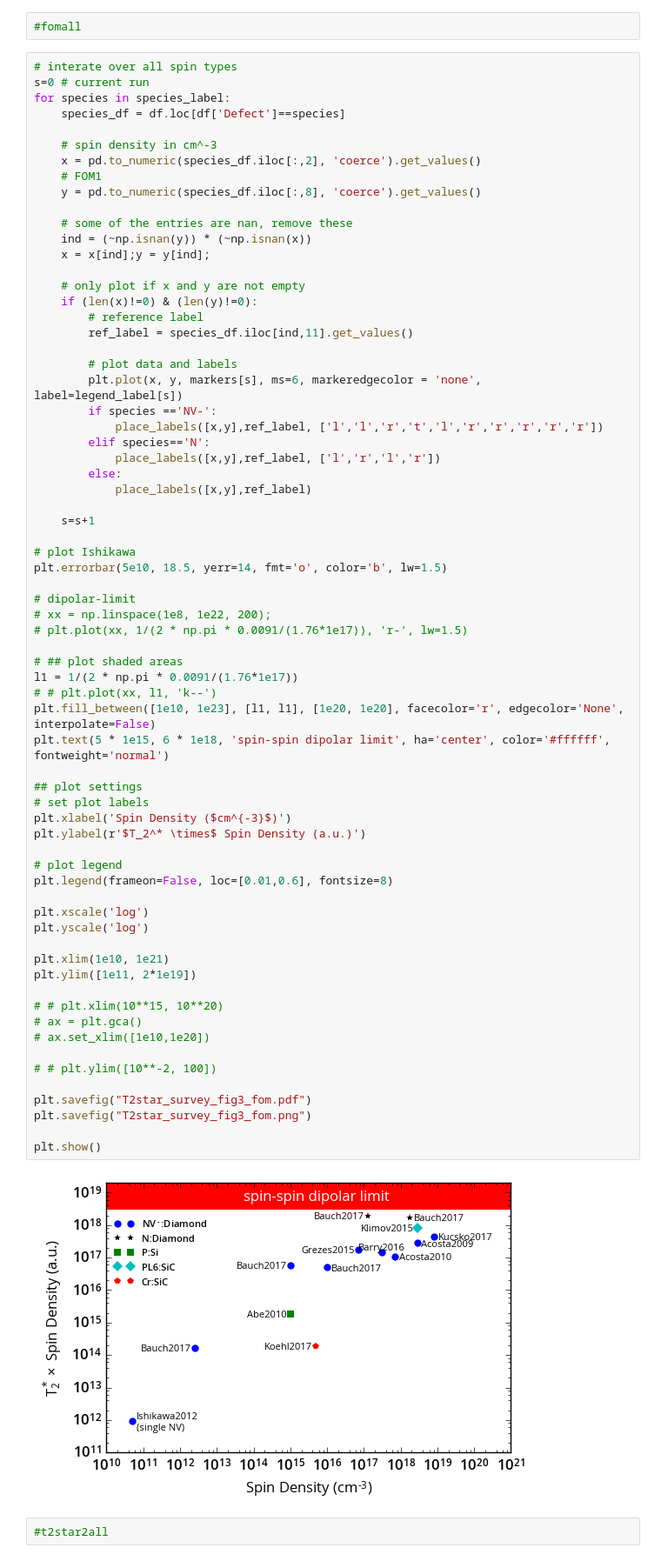
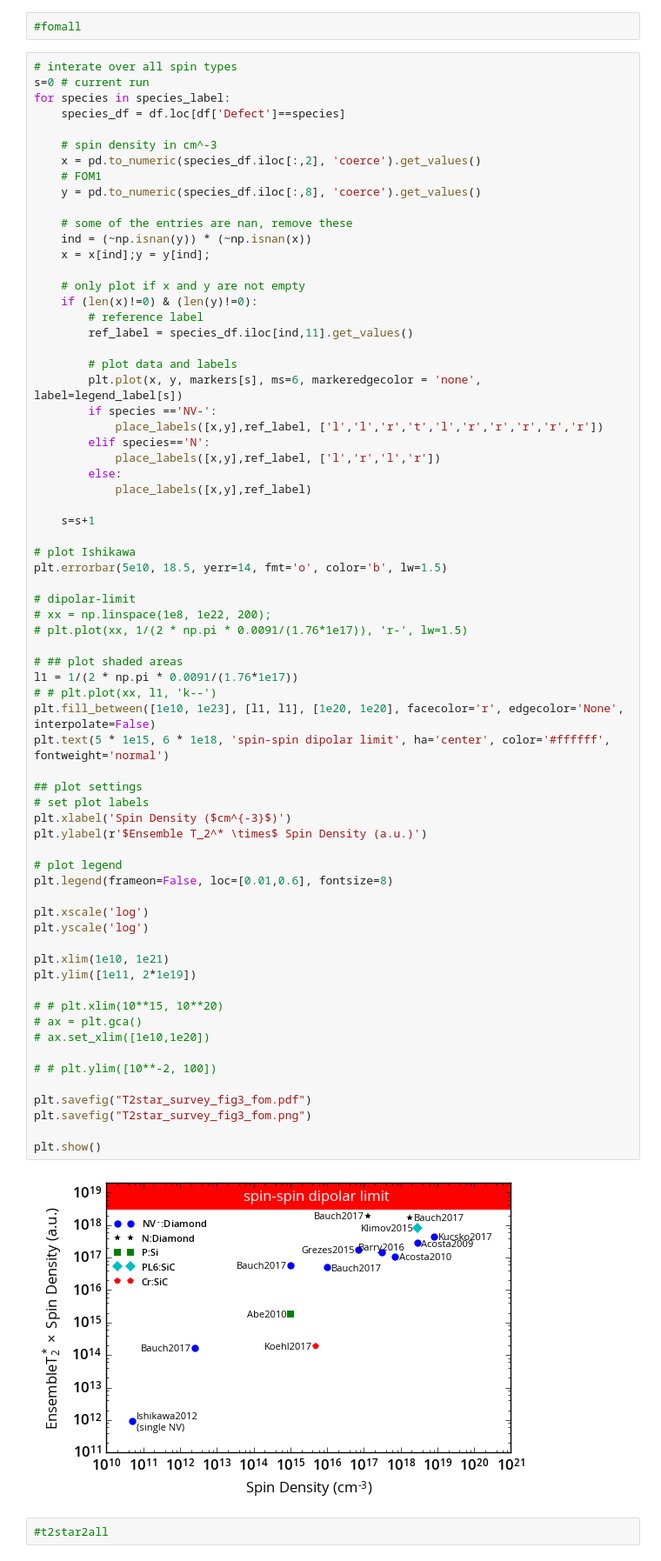
Before and after one commit to ebauch/NV_data, a Jupyter notebook: T2star_survey.ipynb, the cells around one changed output. Shown: that part at 87% size. Saved outputs shown, nothing was run; the diff lists cells and outputs as text.

```diff
--- a/T2star_survey.ipynb
+++ b/T2star_survey.ipynb
@@ -518,35 +518,35 @@ plt.errorbar(5e10, 18.5, yerr=14, fmt='o', color='b', lw=1.5)
 # ## plot shaded areas
 l1 = 1/(2 * np.pi * 0.0091/(1.76*1e17))
 # # plt.plot(xx, l1, 'k--')
 plt.fill_between([1e10, 1e23], [l1, l1], [1e20, 1e20], facecolor='r', edgecolor='None', interpolate=False)
 plt.text(5 * 1e15, 6 * 1e18, 'spin-spin dipolar limit', ha='center', color='#ffffff', fontweight='normal')
 
 ## plot settings
 # set plot labels
 plt.xlabel('Spin Density ($cm^{-3}$)')
-plt.ylabel(r'$T_2^* \times$ Spin Density (a.u.)')
+plt.ylabel(r'$Ensemble T_2^* \times$ Spin Density (a.u.)')
 
 # plot legend
 plt.legend(frameon=False, loc=[0.01,0.6], fontsize=8)
 
 plt.xscale('log')
 plt.yscale('log')
 
 plt.xlim(1e10, 1e21)
 plt.ylim([1e11, 2*1e19])
 
 # # plt.xlim(10**15, 10**20)
 # ax = plt.gca()
 # ax.set_xlim([1e10,1e20])
 
 # # plt.ylim([10**-2, 100])
 
 plt.savefig("T2star_survey_fig3_fom.pdf")
 plt.savefig("T2star_survey_fig3_fom.png")
 
 plt.show()
 # %% [output]
-[figure, old version]
+[figure, new version]
 # %%
 #t2star2all
 # %%
```
Also changed, not shown: parts of 3 cells of this notebook.
